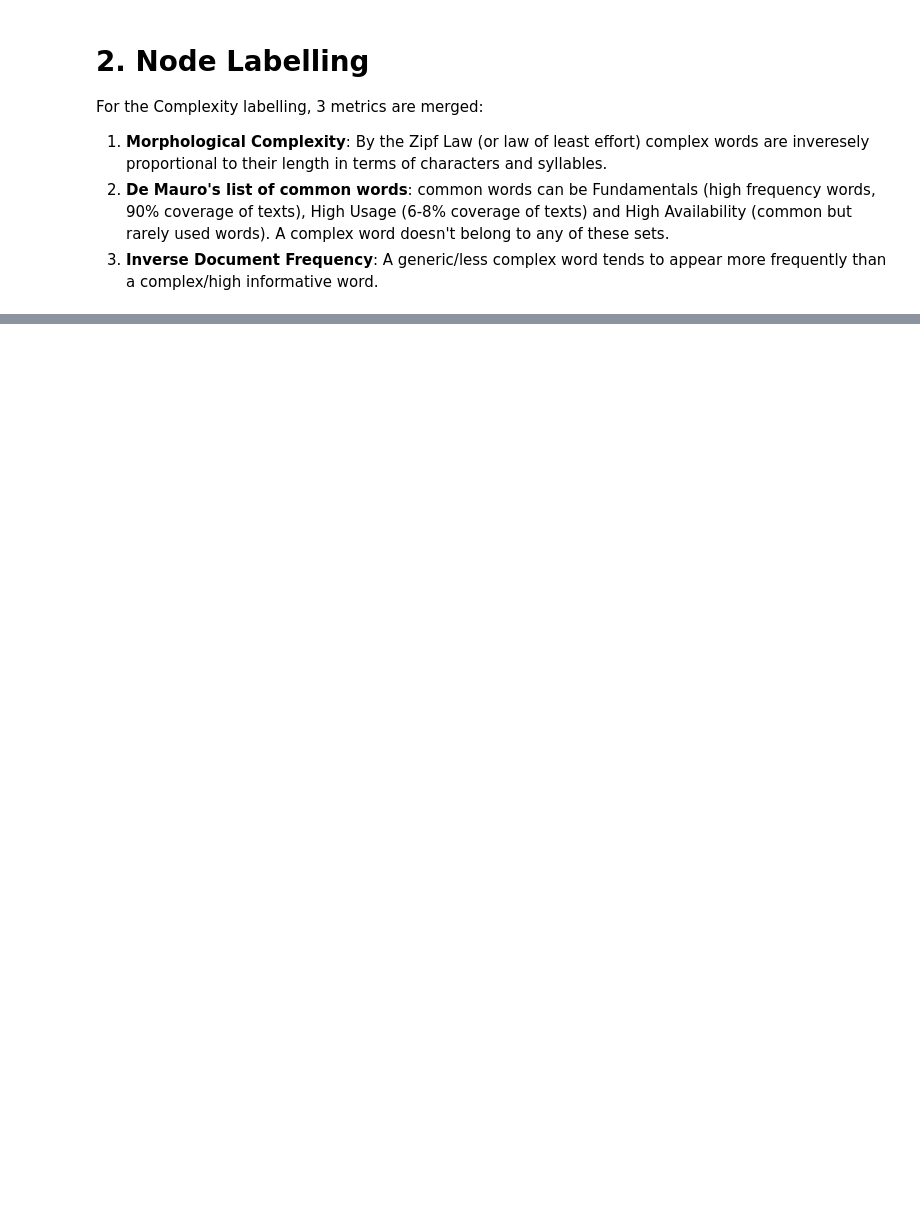
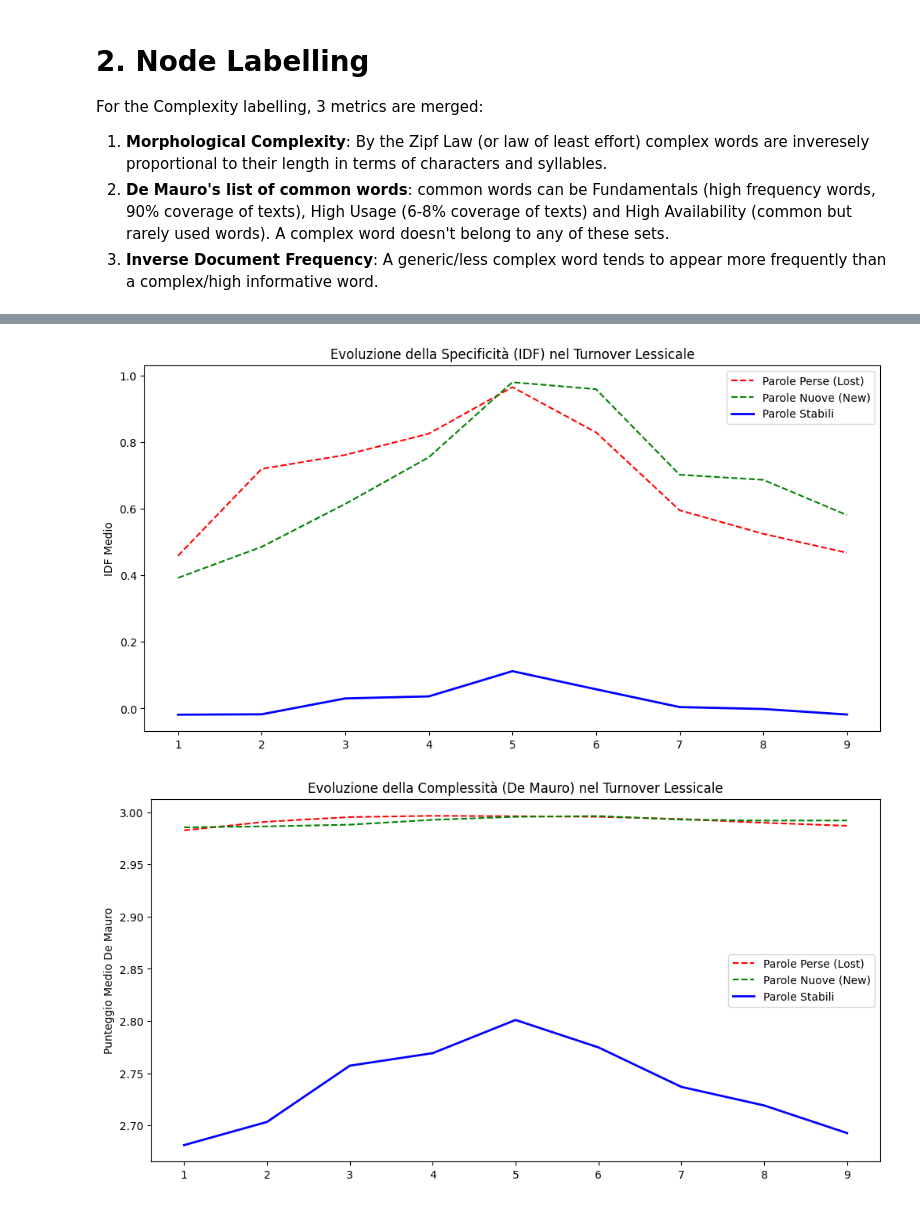
Before and after one commit to ChefBB/acn_project, a Jupyter notebook: dynet/network_creation.ipynb, the cells around one changed output, grey strips where cells are left out. Cells and saved outputs as stored; diff of their text form; code cells hidden in the pictures; blank space fills up the shorter version.

```diff
--- a/dynet/network_creation.ipynb
+++ b/dynet/network_creation.ipynb
@@ -289,0 +640,15 @@ print(g.es[0]["weight"])
+# %%
+# --- VISUALIZZAZIONE E INTERPRETAZIONE ---
+print("\n--- ANALISI QUALITATIVA DEL TURNOVER ---")
+print(df_qual[['interval', 'idf_stable', 'idf_lost', 'idf_new', 'dm_stable', 'dm_lost', 'dm_new', 'len_stable', 'len_lost', 'len_new']])
+
+# Calcoliamo il "Complexity Gap" medio (Lost - New)
+# Se positivo, stiamo perdendo parole più complesse di quelle che entrano
+df_qual['gap_idf'] = df_qual['idf_lost'] - df_qual['idf_new']
+df_qual['gap_dm'] = df_qual['dm_lost'] - df_qual['dm_new']
+
+print(f"\nMedia Gap IDF (Lost - New): {df_qual['gap_idf'].mean():.4f}")
+print("(Se positivo: le parole perse erano più specifiche di quelle nuove)")
+
+print(f"Media Gap De Mauro (Lost - New): {df_qual['gap_dm'].mean():.4f}")
+print("(Se positivo: le parole perse erano più 'difficili' di quelle nuove)")
@@ -289,0 +672,35 @@ print(g.es[0]["weight"])
+# %%
+# plot IDF evolution
+
+plt.figure(figsize=(12, 6))
+plt.plot(df_qual['year_start'], df_qual['idf_lost'], label='Parole Perse (Lost)', color='red', linestyle='--')
+plt.plot(df_qual['year_start'], df_qual['idf_new'], label='Parole Nuove (New)', color='green', linestyle='--')
+plt.plot(df_qual['year_start'], df_qual['idf_stable'], label='Parole Stabili', color='blue', linewidth=2)
+
+plt.title("Evoluzione della Specificità (IDF) nel Turnover Lessicale")
+plt.ylabel("IDF Medio")
+plt.legend()
+plt.show()
+
+# plot De Mauro evolution
+plt.figure(figsize=(12, 6))
+plt.plot(df_qual['year_start'], df_qual['dm_lost'], label='Parole Perse (Lost)', color='red', linestyle='--')
+plt.plot(df_qual['year_start'], df_qual['dm_new'], label='Parole Nuove (New)', color='green', linestyle='--')
+plt.plot(df_qual['year_start'], df_qual['dm_stable'], label='Parole Stabili', color='blue', linewidth=2)
+plt.title("Evoluzione della Complessità (De Mauro) nel Turnover Lessicale")
+plt.ylabel("Punteggio Medio De Mauro")
+plt.legend()
+plt.show()
+
+# plot Length evolution
+plt.figure(figsize=(12, 6))
+plt.plot(df_qual['year_start'], df_qual['len_lost'], label='Parole Perse (Lost)', color='red', linestyle='--')
+plt.plot(df_qual['year_start'], df_qual['len_new'], label='Parole Nuove (New)', color='green', linestyle='--')
+plt.plot(df_qual['year_start'], df_qual['len_stable'], label='Parole Stabili', color='blue', linewidth=2)
+plt.title("Evoluzione della Lunghezza nel Turnover Lessicale")
+plt.ylabel("Lunghezza Media (caratteri)")
+plt.legend()
+plt.show()
+# %% [output]
+[figure, added]
+[figure, added]
```
Also changed, not shown: parts of 26 cells of this notebook, 2 other files.
